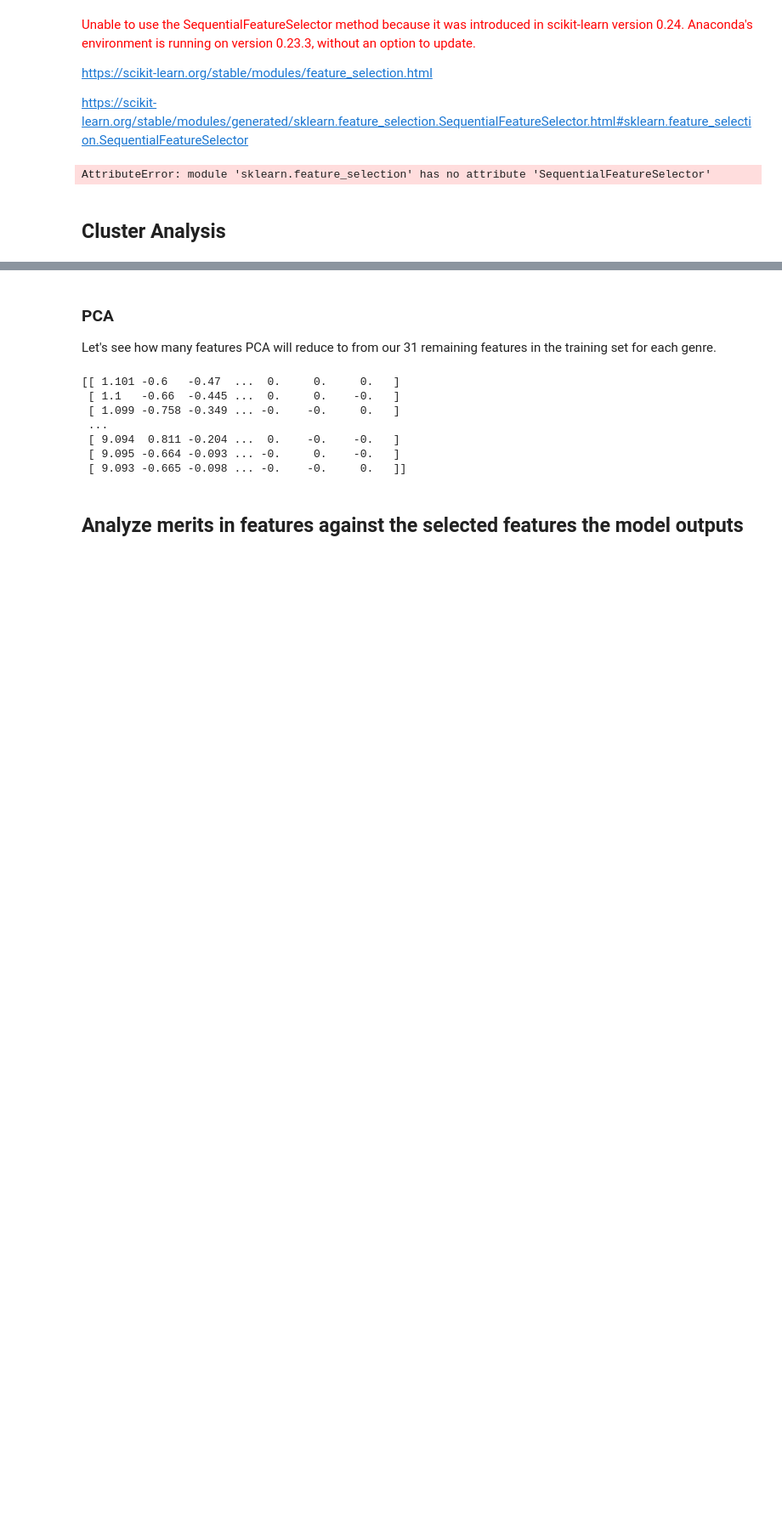
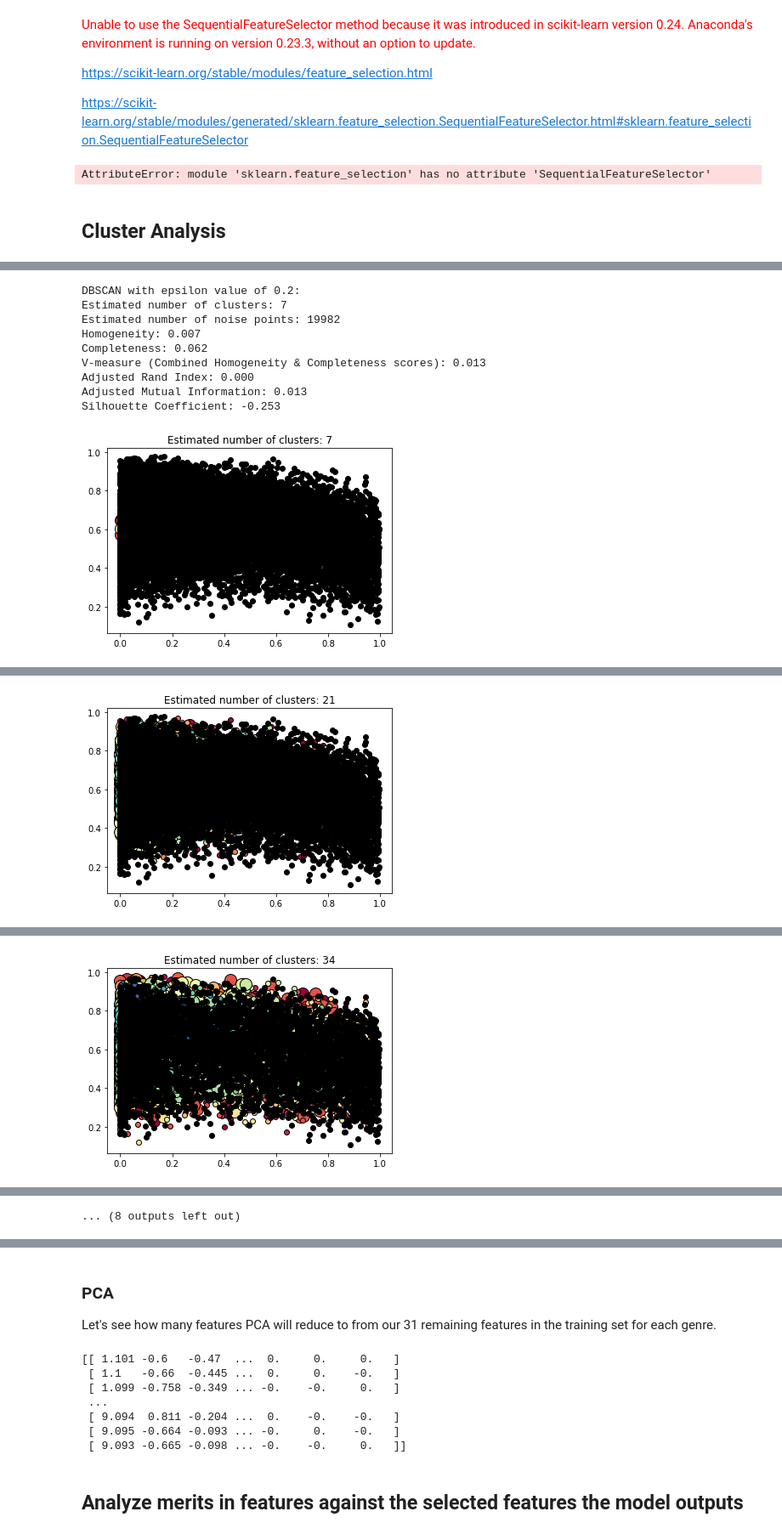
Before and after one commit to CrystalCo/audio_features_popularity_classifiers, a Jupyter notebook: Task2_Exploring_Data.ipynb, the cells around one changed output, grey strips where cells are left out. Shown at 85% size. Drawn from its saved outputs; the diff is of its cells as text; code cells hidden in the pictures; blank space fills up the shorter version.

```diff
--- a/Task2_Exploring_Data.ipynb
+++ b/Task2_Exploring_Data.ipynb
@@ -800,0 +943,75 @@ Techniques we can use to detect outliers:
+# %%
+est_clusters, h_scores, c_scores, v_scores = d_cluster_analysis(X, labels_true, eps, [50])
+
+param_name = 'eps'
+eps = [0.2, 0.3, 0.4, 0.5, 0.6, 0.7, 0.8, 0.9, 1.0, 2.0, 3.0, 4.0]
+est_clusters = []
+h_scores = [] # Homogeneity
+c_scores = [] # Completeness
+v_scores = [] # Homogeniety + Completeness score
+
+for e in eps:
+    # Compute DBSCAN
+    dbs = DBSCAN(eps=e, min_samples=50, n_jobs=-1).fit(X)
+    core_samples_mask = np.zeros_like(dbs.labels_, dtype=bool)
+    core_samples_mask[dbs.core_sample_indices_] = True
+    labels = dbs.labels_
+    print(f'DBSCAN with epsilon value of {e}:')
+
+    # Number of clusters in labels, ignoring noise if present.
+    n_clusters_ = len(set(labels)) - (1 if -1 in labels else 0)
+    n_noise_ = list(labels).count(-1)
+
+    est_clusters.append(n_clusters_)
+    print('Estimated number of clusters: %d' % n_clusters_)
+    print('Estimated number of noise points: %d' % n_noise_)
+
+    # Accuracy Scores
+    hscore = metrics.homogeneity_score(labels_true, labels)
+    h_score.append(hscore)
+    print("Homogeneity: %0.3f" % hscore)
+    cscore = metrics.completeness_score(labels_true, labels)
+    c_score.append(cscore)
+    print("Completeness: %0.3f" % cscore)
+    vscore = metrics.v_measure_score(labels_true, labels)
+    v_score.append(vscore)
+    print("V-measure (Combined Homogeneity & Completeness scores): %0.3f" % vscore)
+    print("Adjusted Rand Index: %0.3f"
+          % metrics.adjusted_rand_score(labels_true, labels))
+    print("Adjusted Mutual Information: %0.3f"
+          % metrics.adjusted_mutual_info_score(labels_true, labels))
+    print("Silhouette Coefficient: %0.3f"
+          % metrics.silhouette_score(X, labels))
+
+    # Black removed and is used for noise instead.
+    unique_labels = set(labels)
+    colors = [plt.cm.Spectral(each)
+              for each in np.linspace(0, 1, len(unique_labels))]
+    for k, col in zip(unique_labels, colors):
+        if k == -1:
+            # Black used for noise.
+            col = [0, 0, 0, 1]
+
+        class_member_mask = (labels == k)
+
+        xy = X[class_member_mask & core_samples_mask]
+        plt.plot(xy[:, 0], xy[:, 1], 'o', markerfacecolor=tuple(col), markeredgecolor='k', markersize=14)
+
+        xy = X[class_member_mask & ~core_samples_mask]
+        plt.plot(xy[:, 0], xy[:, 1], 'o', markerfacecolor=tuple(col),
+                 markeredgecolor='k', markersize=6)
+
+    plt.title('Estimated number of clusters: %d' % n_clusters_)
+    plt.show()
+    print()
+# %% [output]
+DBSCAN with epsilon value of 0.2:
+Estimated number of clusters: 7
+Estimated number of noise points: 19982
+Homogeneity: 0.007
+Completeness: 0.062
+V-measure (Combined Homogeneity & Completeness scores): 0.013
+Adjusted Rand Index: 0.000
+Adjusted Mutual Information: 0.013
+Silhouette Coefficient: -0.253
+[figure, added]
@@ -800,0 +1027 @@ Techniques we can use to detect outliers:
+[figure, added]
@@ -800,0 +1037 @@ Techniques we can use to detect outliers:
+[figure, added]
@@ -800,0 +1068 @@ Techniques we can use to detect outliers:
+... (8 outputs left out)
```
Also changed, not shown: parts of 24 cells of this notebook.
